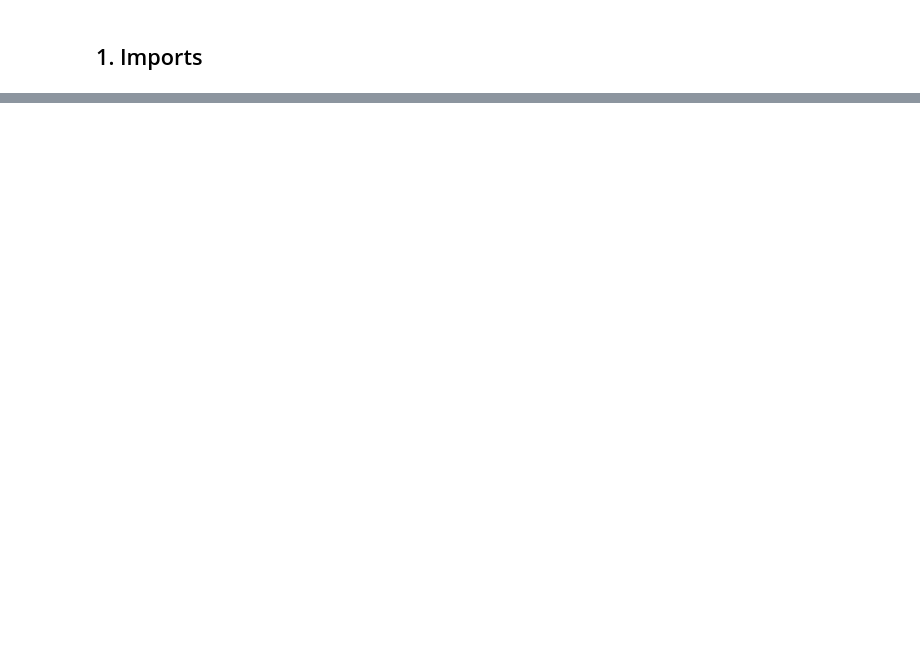
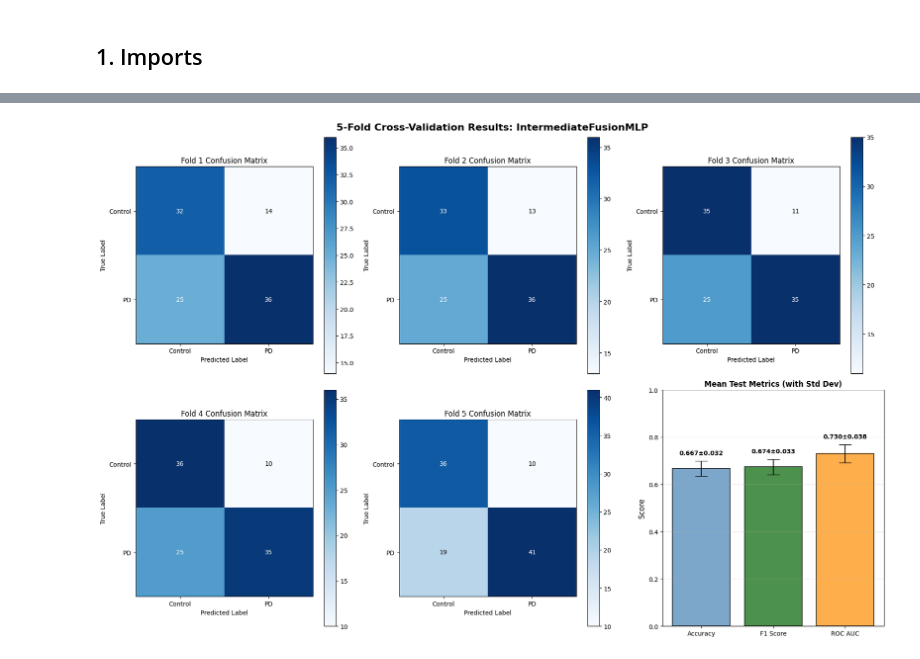
Before and after one commit to maelysclerget/multimodal-parkinson-detection-ml, a Jupyter notebook: src_GAMMA/FusionPipelines/IntermediateFusionPipeline.ipynb, the cells around one changed output, grey strips where cells are left out. Cells and saved outputs as stored; diff of their text form; code cells hidden in the pictures; blank space fills up the shorter version.

Commit message:
Success at intermediate fusion cv

```diff
--- a/src_GAMMA/FusionPipelines/IntermediateFusionPipeline.ipynb
+++ b/src_GAMMA/FusionPipelines/IntermediateFusionPipeline.ipynb
@@ -234,0 +94,17 @@ plt.show()
+# %%
+results = cross_validation_5fold_intermediate_fusion(
+    audio_features_csv=AUDIO_FUSION_FEATURES,
+    tapping_features_csv=TAPPING_FUSION_FEATURES,
+    labels_csv=LABELS,
+    train_folds_csv=TRAIN_FOLDS,
+    val_test_folds_csv=VAL_TEST_FOLDS,
+    hidden_dims = [64, 32],
+    audio_branch= {"output_dim": 64, "hidden_dims": [256, 128]},
+    tapping_branch= {"output_dim": 64, "hidden_dims": [32]},
+    dropout= 0.7,
+    class_weight = 2.85,
+    num_epochs = 150,
+    learning_rate = 0.001,
+    verbose = True,
+    weight_decay=0.001
+)
@@ -234,0 +138,68 @@ plt.show()
+# %%
+# Create visualizations
+fig, axes = plt.subplots(2, 3, figsize=(18, 12))
+fig.suptitle('5-Fold Cross-Validation Results: IntermediateFusionMLP', fontsize=16, fontweight='bold')
+
+# Plot confusion matrices for each fold
+for i, cm in enumerate(results['confusion_matrices']):
+    if i < 5:  # We have 5 folds
+        row = i // 3
+        col = i % 3
+        ax = axes[row, col]
+
+        # Plot confusion matrix as heatmap
+        im = ax.imshow(cm, interpolation='nearest', cmap=plt.cm.Blues)
+        ax.set_title(f'Fold {i + 1} Confusion Matrix')
+        ax.set_xlabel('Predicted Label')
+        ax.set_ylabel('True Label')
+
+        # Add colorbar
+        plt.colorbar(im, ax=ax)
+
+        # Add text annotations
+        thresh = cm.max() / 2.
+        for row_idx in range(cm.shape[0]):
+            for col_idx in range(cm.shape[1]):
+                ax.text(col_idx, row_idx, format(cm[row_idx, col_idx], 'd'),
+                       ha="center", va="center",
+                       color="white" if cm[row_idx, col_idx] > thresh else "black")
+
+        # Set ticks
+        ax.set_xticks([0, 1])
+        ax.set_yticks([0, 1])
+        ax.set_xticklabels(['Control', 'PD'])
+        ax.set_yticklabels(['Control', 'PD'])
+
+# Plot mean metrics with error bars in the last subplot
+ax = axes[1, 2]
+metrics = ['Accuracy', 'F1 Score', 'ROC AUC']
+means = [results['mean_test_acc'], results['mean_test_f1'], results['mean_test_roc_auc']]
+stds = [results['std_test_acc'], results['std_test_f1'], results['std_test_roc_auc']]
+
+x_pos = np.arange(len(metrics))
+bars = ax.bar(x_pos, means, yerr=stds, align='center', alpha=0.7,
+              color=['steelblue', 'darkgreen', 'darkorange'],
+              ecolor='black', capsize=10, edgecolor='black', linewidth=1.5)
+
+ax.set_ylabel('Score', fontsize=12)
+ax.set_title('Mean Test Metrics (with Std Dev)', fontsize=12, fontweight='bold')
+ax.set_xticks(x_pos)
+ax.set_xticklabels(metrics)
+ax.set_ylim([0, 1.0])
+ax.grid(True, alpha=0.3, axis='y')
+
+# Add value labels on bars
+for i, (mean, std) in enumerate(zip(means, stds)):
+    ax.text(i, mean + std + 0.02, f'{mean:.3f}±{std:.3f}',
+            ha='center', va='bottom', fontsize=10, fontweight='bold')
+
+plt.tight_layout()
+plt.show()
+
+# Print summary statistics
+print("\nSummary Statistics:")
+print(f"Test Accuracy: {results['mean_test_acc']:.4f} ± {results['std_test_acc']:.4f}")
+print(f"Test F1 Score: {results['mean_test_f1']:.4f} ± {results['std_test_f1']:.4f}")
+print(f"Test ROC AUC:  {results['mean_test_roc_auc']:.4f} ± {results['std_test_roc_auc']:.4f}")
+# %% [output]
+[figure, added]
```
Also changed, not shown: parts of 22 cells of this notebook, 4 other files.
